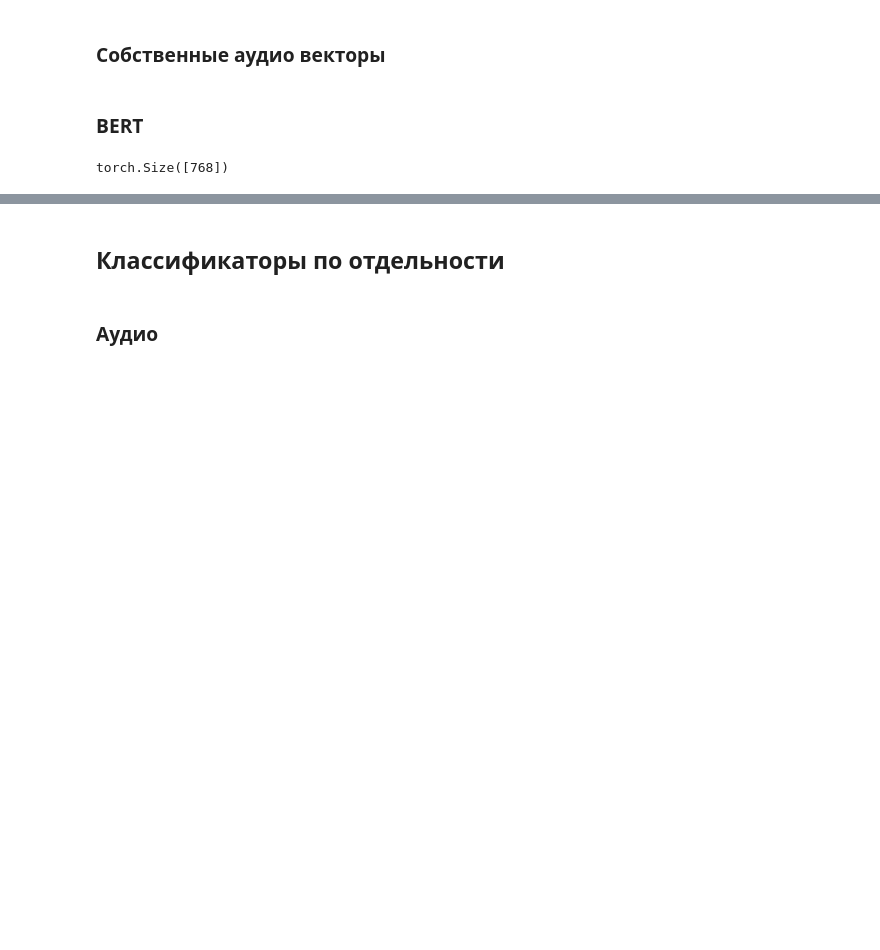
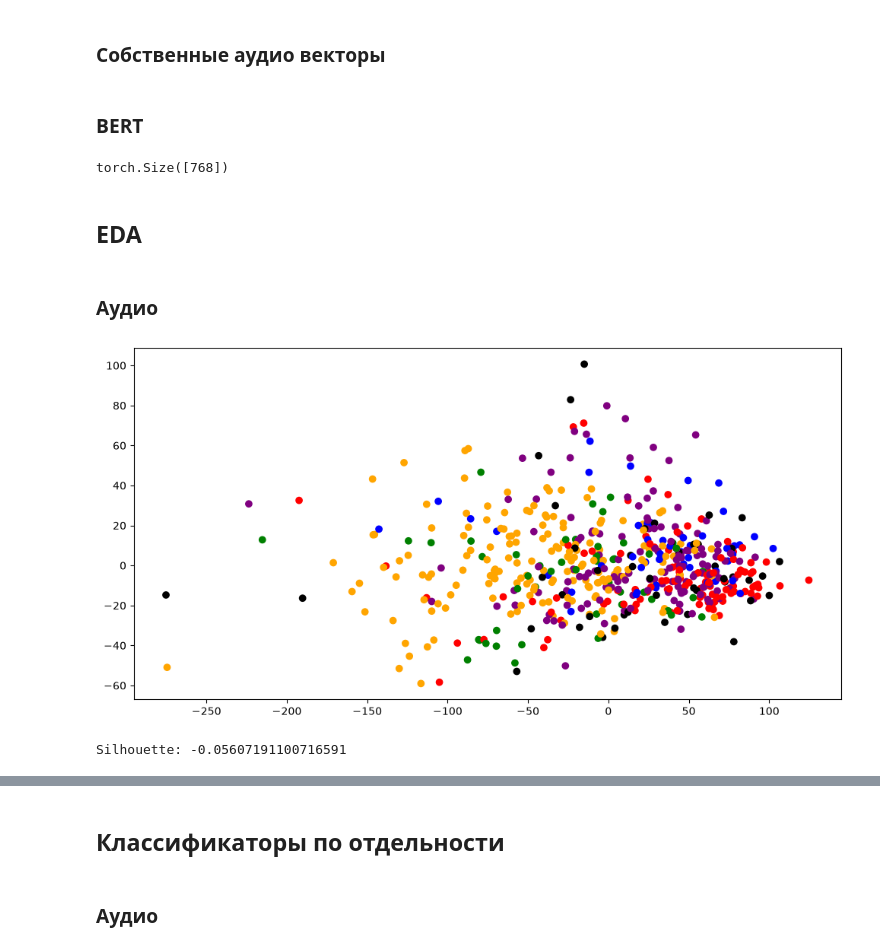
Before and after one commit to ivanVgusev/advanced-machine-learning, a Jupyter notebook: lab1/lab1.ipynb, the cells around one changed output, grey strips where cells are left out. Saved outputs shown, nothing was run; the diff lists cells and outputs as text; code cells hidden in the pictures; blank space fills up the shorter version.

```diff
--- a/lab1/lab1.ipynb
+++ b/lab1/lab1.ipynb
@@ -53,8 +55,6 @@ for root, dirs, files in AUDIO_CORPUS_PATH.walk():
         try:
             music_id = int(str(Path(file).with_suffix("")))
             annotation = annotations_df.loc[music_id]
-            if isinstance(annotation, pd.DataFrame):
-                annotation = annotation.mean()
 
             text_path = LYRICS_CORPUS_PATH / Path(file).with_suffix(".lrc")
             if not text_path.exists():
@@ -62,6 +62,6 @@ for root, dirs, files in AUDIO_CORPUS_PATH.walk():
 
             audio_paths.append(audio_path)
             text_paths.append(text_path)
-            annotations.append(annotation.tolist())
+            annotations.append(annotation["genre"])
         except KeyError:
             pass
@@ -198,0 +201,35 @@ torch.save(bert_embeddings, "bert_embeddings.pt")
+# %% [markdown]
+## EDA
+# %% [markdown]
+### Аудио
+# %%
+colors = {
+    "Country": "red",
+    "Dance/Electronic": "blue",
+    "Hip-Hop/Rap": "orange",
+    "Pop": "purple",
+    "R&B/Soul": "green",
+    "Rock/Alternative": "black",
+}
+# %%
+audio_embeddings = torch.load("embeddings/audio_feature_vectors.pt")
+# %%
+pca = PCA(n_components=2)
+audio_emb_PCA = pca.fit_transform(audio_embeddings)
+audio_emb_PCA_X = [emb[0] for emb in audio_emb_PCA]
+audio_emb_PCA_Y = [emb[1] for emb in audio_emb_PCA]
+# %%
+plt.figure(figsize=(12, 6))
+plt.scatter(
+    audio_emb_PCA_X,
+    audio_emb_PCA_Y,
+    c=[colors[genre] for genre in annotations]
+)
+plt.show()
+# %% [output]
+[figure, added]
+# %%
+silhouette_val = silhouette_score(audio_embeddings, annotations)
+print("Silhouette:", silhouette_val)
+# %% [output]
+Silhouette: -0.05607191100716591
```
Also changed, not shown: parts of 36 cells of this notebook, 1 other file.
